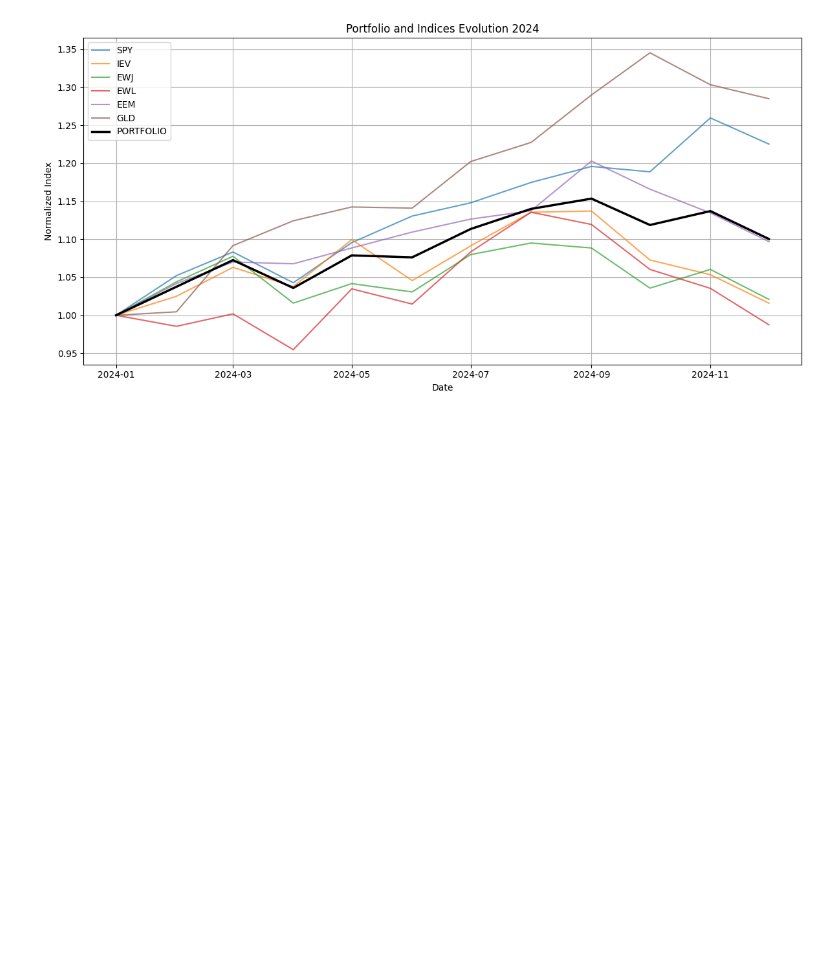
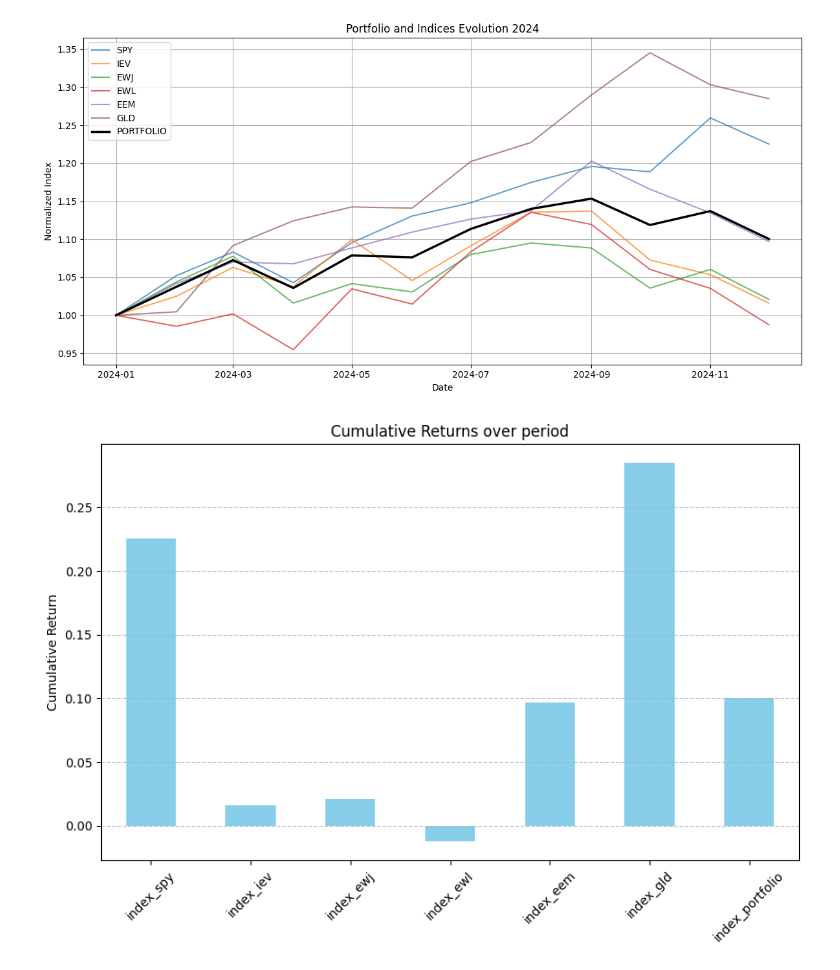
Before and after one commit to Mathieuhube/Investment-Controlling-Automation, a Jupyter notebook: Investment Controlling Automation.ipynb, the cells around one changed output. Drawn from its saved outputs; the diff is of its cells as text; code cells hidden in the pictures; blank space fills up the shorter version.

```diff
--- a/Investment Controlling Automation.ipynb
+++ b/Investment Controlling Automation.ipynb
@@ -112,5 +116,22 @@ def compute_indices_and_plot_with_labels(pricedata, tickers, weights, start_date
 # %%
-indices_2024 = compute_indices_and_plot(pricedata, tickers, weights, start_date, end_date,
+indices_2024 = compute_plot(pricedata, tickers, weights, start_date, end_date,
                                         title=title)
 # %% [output]
 [figure]
+# %%
+# Take the last row
+last_row = indices_2024.iloc[-1]
+
+# Compute cumulative returns relative to 1
+cum_returns = last_row - 1
+
+# Plot bar chart
+plt.figure(figsize=(10,6))
+cum_returns.plot(kind='bar', color='skyblue')
+plt.ylabel('Cumulative Return')
+plt.title('Cumulative Returns over period')
+plt.xticks(rotation=45)
+plt.grid(axis='y', linestyle='--', alpha=0.7)
+plt.show()
+# %% [output]
+[figure, added]
```
Also changed, not shown: parts of 10 cells of this notebook.
